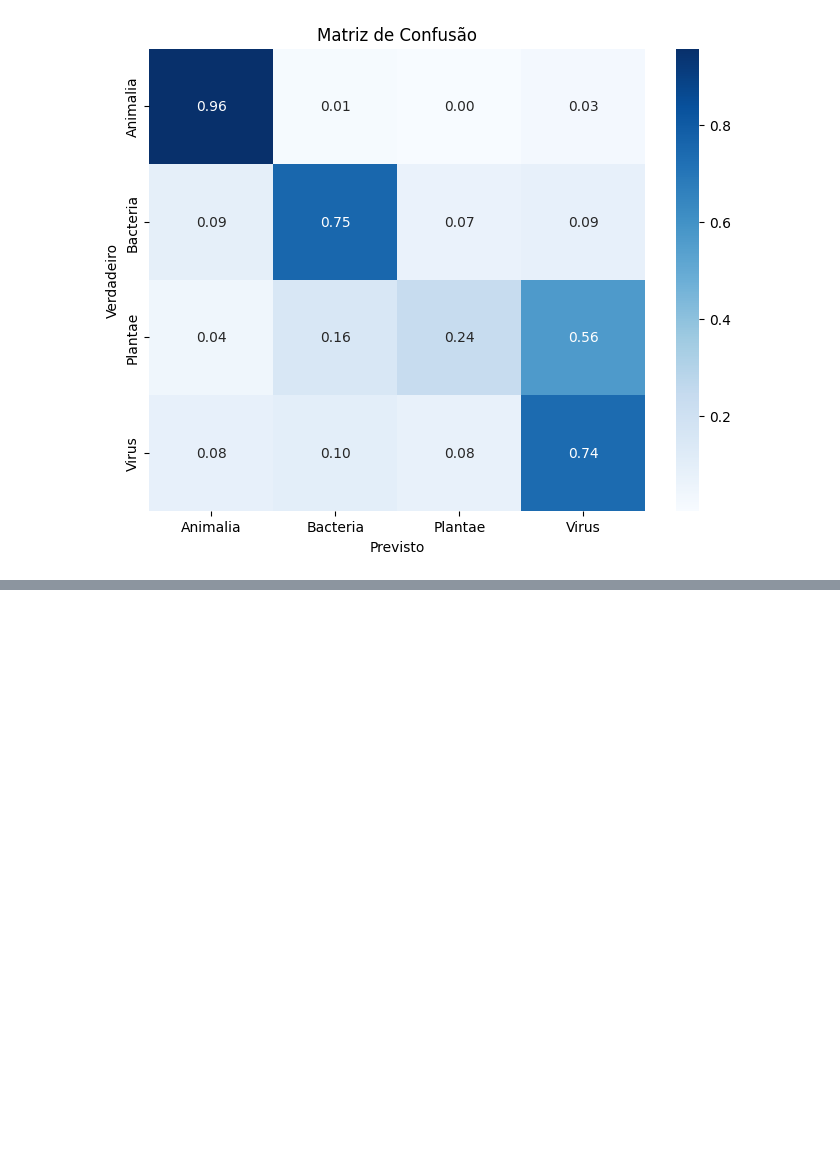
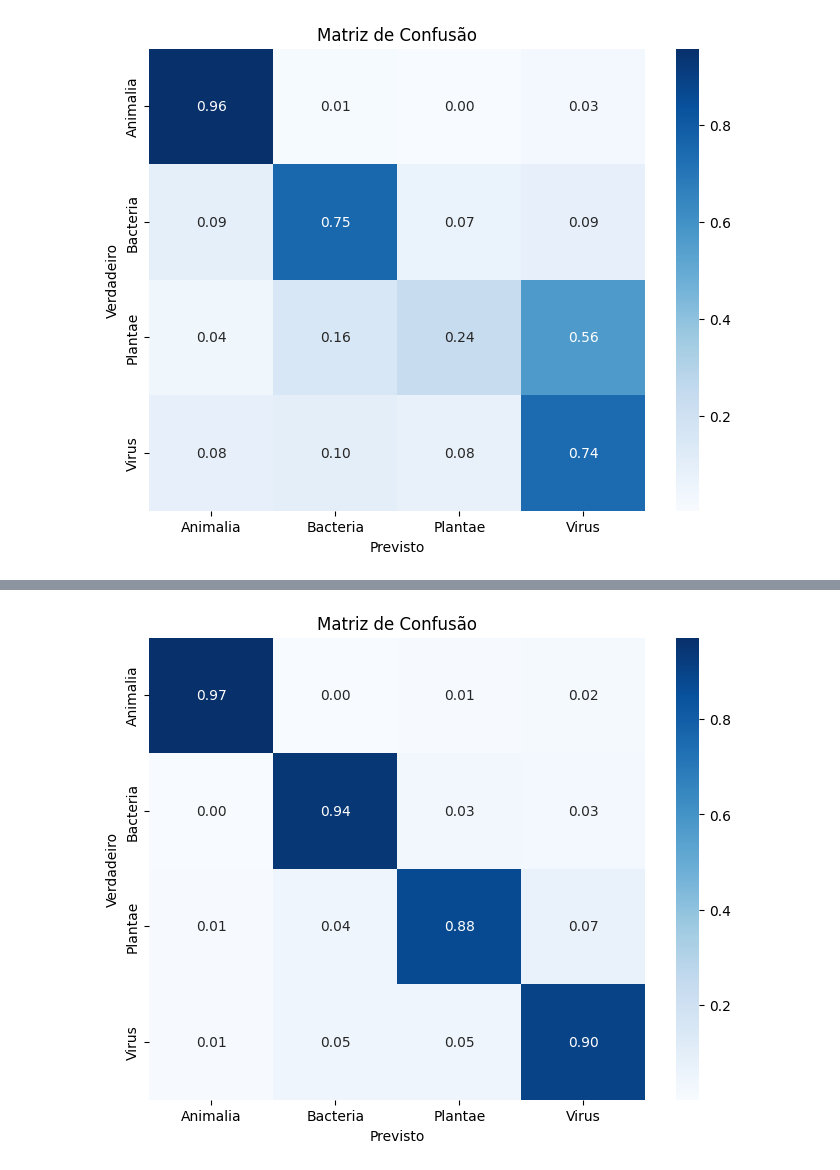
Before and after one commit to JVMergulho/model_interpretability_project, a Jupyter notebook: project1/global_xai.ipynb, the cells around one changed output, grey strips where cells are left out. Drawn from its saved outputs; the diff is of its cells as text; code cells hidden in the pictures; blank space fills up the shorter version.

```diff
--- a/project1/global_xai.ipynb
+++ b/project1/global_xai.ipynb
@@ -88,0 +94,17 @@ plt.show()
+# %%
+surrogate_lr = LogisticRegression(
+        penalty='l1',         # Define a regularização L1 (Lasso)
+        solver='liblinear',   # Solver que suporta L1
+        C=0.1,                # C pequeno = Regularização FORTE (mais zeros)
+        random_state=42
+    )
+
+# 2. Treinar o pipeline substituto
+surrogate_lr.fit(X_train, y_pred_black_box)
+
+# 3. Calcular a Fidelidade
+y_pred_surrogate_lr = surrogate_lr.predict(X_train)
+fidelity_lr_lasso = accuracy_score(y_pred_black_box, y_pred_surrogate_lr)
+
+print(classification_report(y_train, y_pred_surrogate_lr, target_names=labels))
+print(f"Fidelidade (Treino) da Regressão Logística com Lasso (C=0.1): {fidelity_lr_lasso:.4f}")
@@ -88,0 +124,13 @@ plt.show()
+# %%
+cm = confusion_matrix(y_train, y_pred_surrogate_lr, normalize='true')
+
+plt.figure(figsize=(8, 6))
+sns.heatmap(cm, annot=True, fmt='.2f', cmap='Blues',
+            xticklabels=labels,
+            yticklabels=labels)
+plt.xlabel('Previsto')
+plt.ylabel('Verdadeiro')
+plt.title('Matriz de Confusão')
+plt.show()
+# %% [output]
+[figure, added]
```
Also changed, not shown: parts of 9 cells of this notebook, 1 other file.
